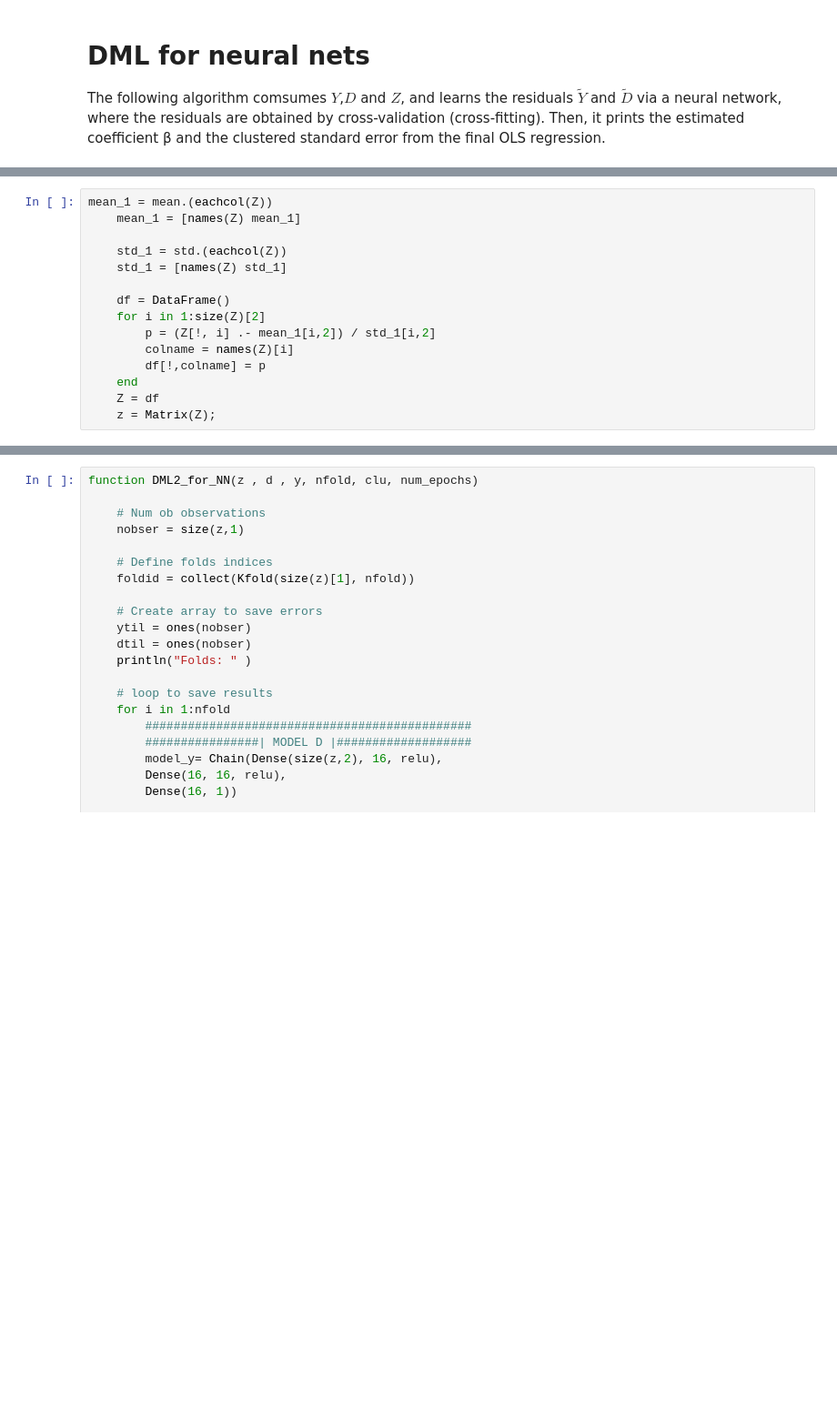
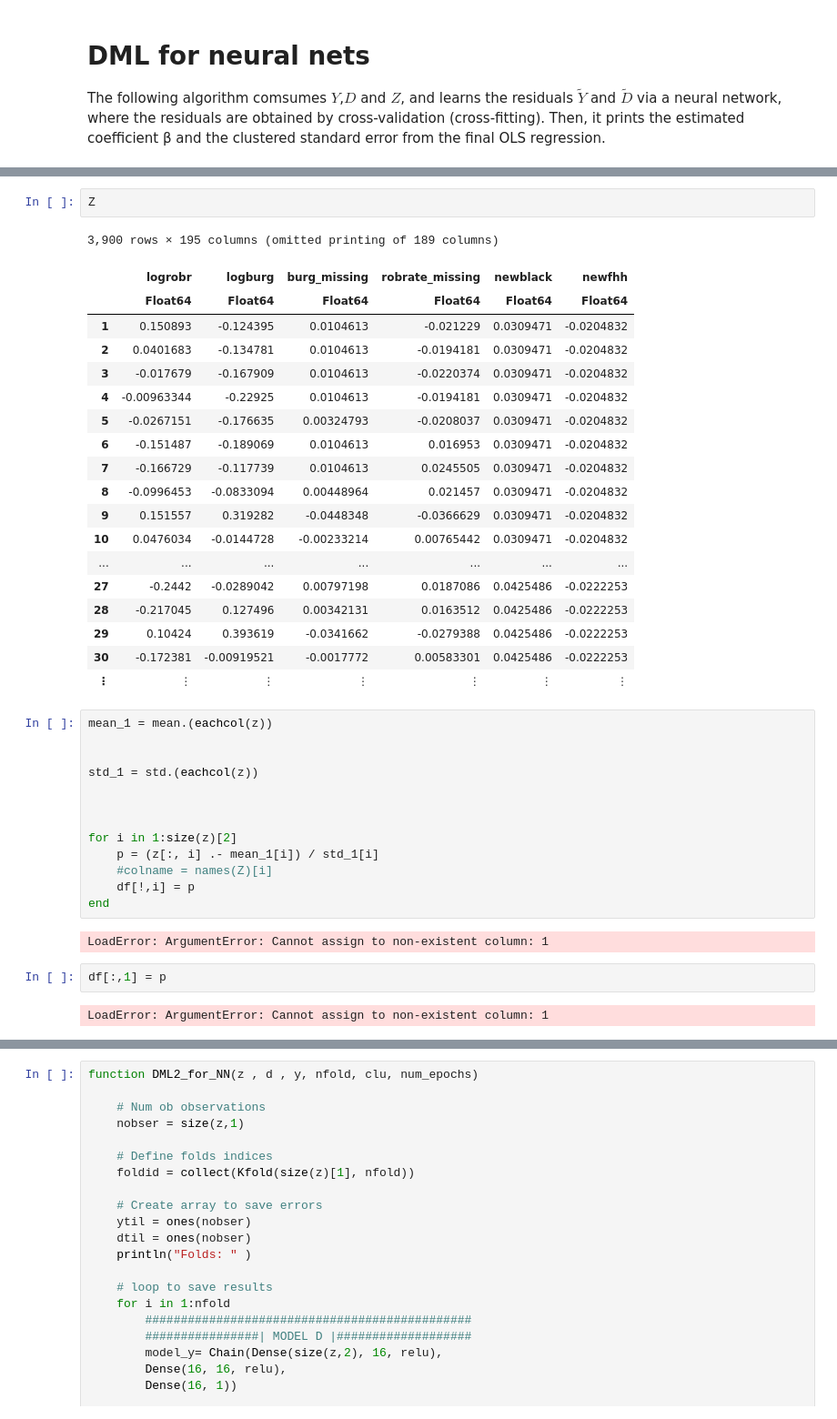
Before and after one commit to alexanderquispe/14.38_Causal_ML, a Jupyter notebook: Julia_Notebooks/Julia-pm3-newdata-nn.ipynb, the cells around one changed output, grey strips where cells are left out. Shown at 91% size. Cells and saved outputs as stored; diff of their text form; blank space fills up the shorter version.

```diff
--- a/Julia_Notebooks/Julia-pm3-newdata-nn.ipynb
+++ b/Julia_Notebooks/Julia-pm3-newdata-nn.ipynb
@@ -98,15 +98,41 @@ WARNING: using StatsBase.crossentropy in module Main conflicts with an existing
+# %%
+Z
+# %% [output]
+3,900 rows × 195 columns (omitted printing of 189 columns)
+|  | logrobr | logburg | burg_missing | robrate_missing | newblack | newfhh |
+|  | Float64 | Float64 | Float64 | Float64 | Float64 | Float64 |
+| 1 | 0.150893 | -0.124395 | 0.0104613 | -0.021229 | 0.0309471 | -0.0204832 |
+| 2 | 0.0401683 | -0.134781 | 0.0104613 | -0.0194181 | 0.0309471 | -0.0204832 |
+| 3 | -0.017679 | -0.167909 | 0.0104613 | -0.0220374 | 0.0309471 | -0.0204832 |
+| 4 | -0.00963344 | -0.22925 | 0.0104613 | -0.0194181 | 0.0309471 | -0.0204832 |
+| 5 | -0.0267151 | -0.176635 | 0.00324793 | -0.0208037 | 0.0309471 | -0.0204832 |
+| 6 | -0.151487 | -0.189069 | 0.0104613 | 0.016953 | 0.0309471 | -0.0204832 |
+| 7 | -0.166729 | -0.117739 | 0.0104613 | 0.0245505 | 0.0309471 | -0.0204832 |
+| 8 | -0.0996453 | -0.0833094 | 0.00448964 | 0.021457 | 0.0309471 | -0.0204832 |
+| 9 | 0.151557 | 0.319282 | -0.0448348 | -0.0366629 | 0.0309471 | -0.0204832 |
+| 10 | 0.0476034 | -0.0144728 | -0.00233214 | 0.00765442 | 0.0309471 | -0.0204832 |
+| ... | ... | ... | ... | ... | ... | ... |
+| 27 | -0.2442 | -0.0289042 | 0.00797198 | 0.0187086 | 0.0425486 | -0.0222253 |
+| 28 | -0.217045 | 0.127496 | 0.00342131 | 0.0163512 | 0.0425486 | -0.0222253 |
+| 29 | 0.10424 | 0.393619 | -0.0341662 | -0.0279388 | 0.0425486 | -0.0222253 |
+| 30 | -0.172381 | -0.00919521 | -0.0017772 | 0.00583301 | 0.0425486 | -0.0222253 |
+| ⋮ | ⋮ | ⋮ | ⋮ | ⋮ | ⋮ | ⋮ |
 # %%
-mean_1 = mean.(eachcol(Z))
-    mean_1 = [names(Z) mean_1]
+mean_1 = mean.(eachcol(z))
 
-    std_1 = std.(eachcol(Z))
-    std_1 = [names(Z) std_1]
 
-    df = DataFrame()
-    for i in 1:size(Z)[2]
-        p = (Z[!, i] .- mean_1[i,2]) / std_1[i,2]
-        colname = names(Z)[i]
-        df[!,colname] = p
-    end
-    Z = df
-    z = Matrix(Z);
+std_1 = std.(eachcol(z))
+
+
+
+for i in 1:size(z)[2]
+    p = (z[:, i] .- mean_1[i]) / std_1[i]
+    #colname = names(Z)[i]
+    df[!,i] = p
+end
+# %% [output]
+LoadError: ArgumentError: Cannot assign to non-existent column: 1
+# %%
+df[:,1] = p
+# %% [output]
+LoadError: ArgumentError: Cannot assign to non-existent column: 1
```
Also changed, not shown: parts of 8 cells of this notebook.
